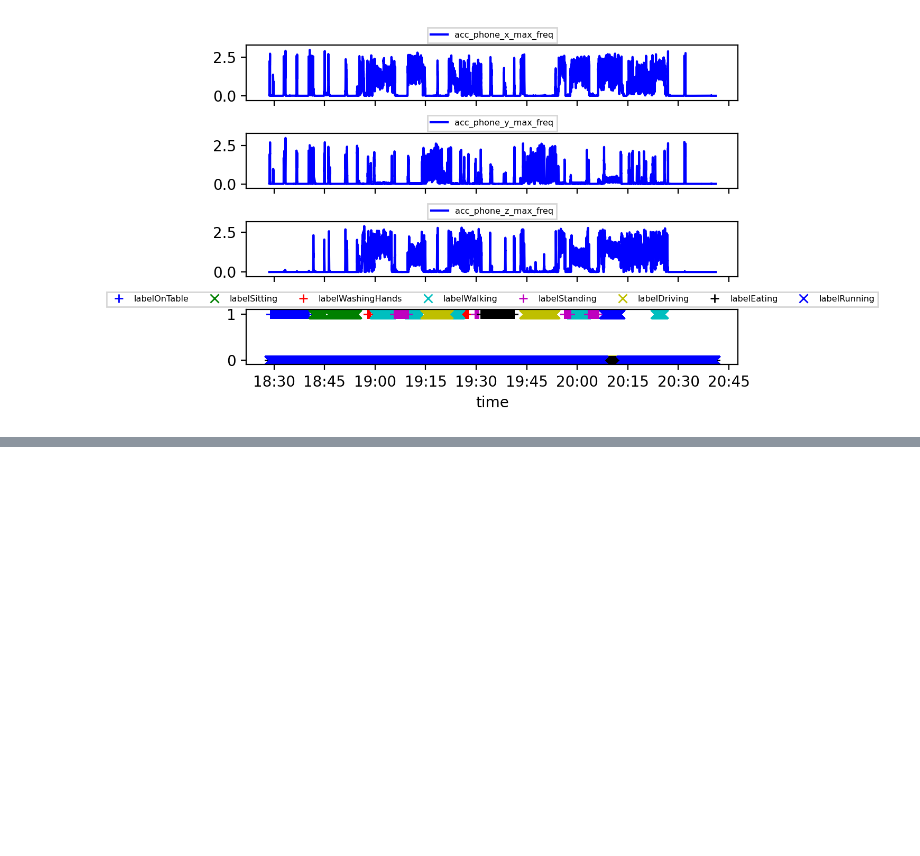
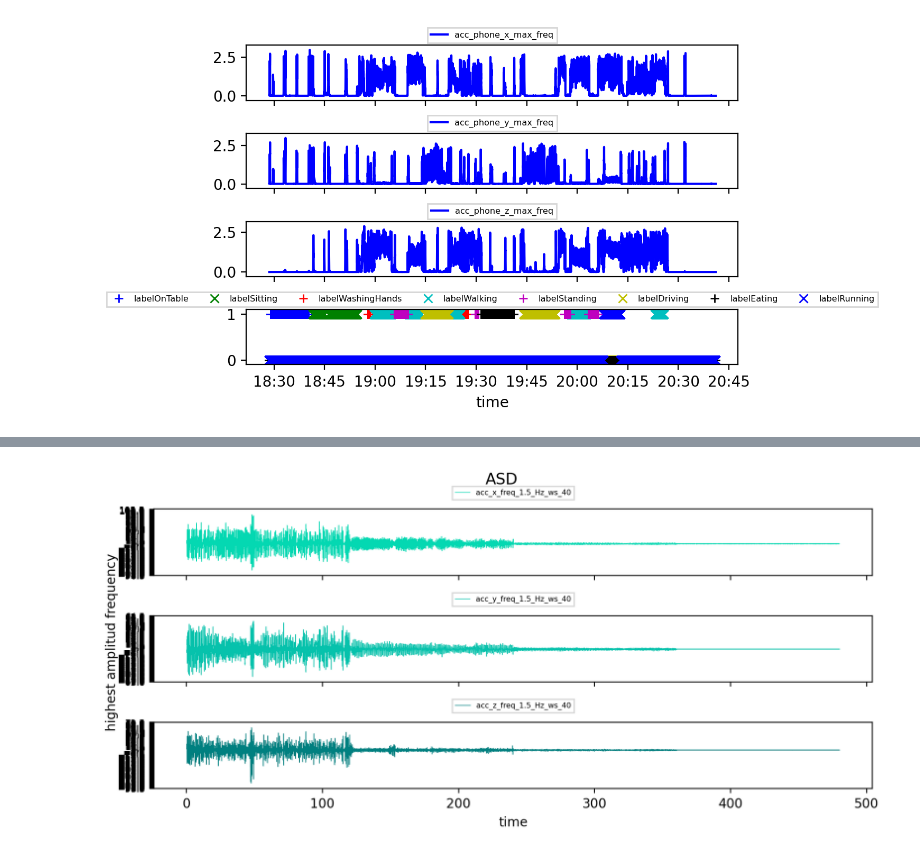
Before and after one commit to nedimazar/MLQS-G91-A1, a Jupyter notebook: src/A1_practical_ch4.ipynb, the cells around one changed output, grey strips where cells are left out. Cells and saved outputs as stored; diff of their text form; code cells hidden in the pictures; blank space fills up the shorter version.

```diff
--- a/src/A1_practical_ch4.ipynb
+++ b/src/A1_practical_ch4.ipynb
@@ -305,0 +231,5 @@ f2__
+# %%
+f_4_2_2 = plot_frequencies_ourDF(our_df, ['acc_x_freq_1.5_Hz_ws_40', 'acc_y_freq_1.5_Hz_ws_40', 'acc_z_freq_1.5_Hz_ws_40'], ['like','like', 'like'], ['line','line', 'line'],title="ASD")
+f_4_2_2
+# %% [output]
+[figure, added]
```
Also changed, not shown: parts of 23 cells of this notebook.
